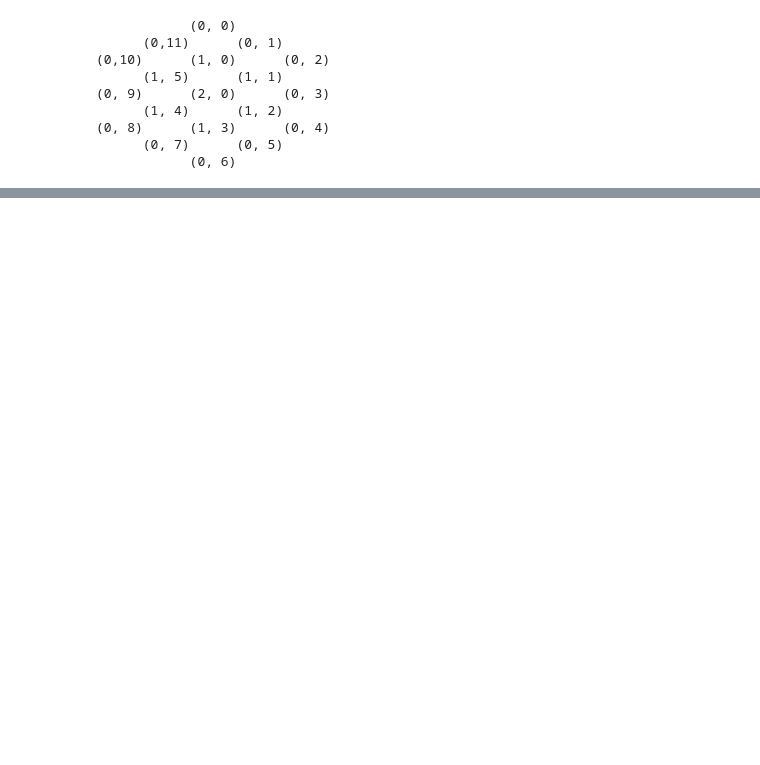
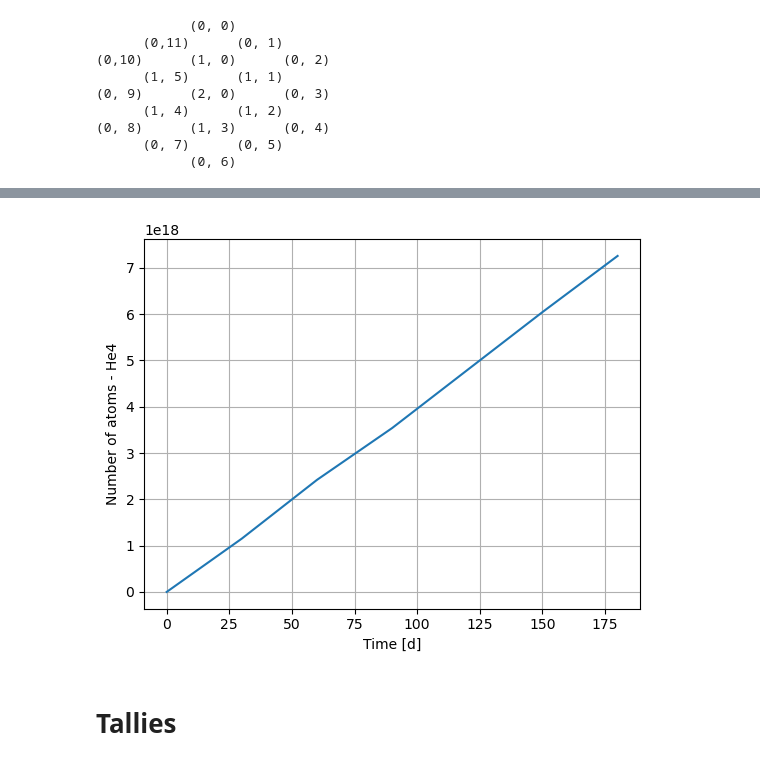
Before and after one commit to 96mat/MOX-Depletion, a Jupyter notebook: Depletion_Hex.ipynb, the cells around one changed output, grey strips where cells are left out. Cells and saved outputs as stored; diff of their text form; code cells hidden in the pictures; blank space fills up the shorter version.

```diff
--- a/Depletion_Hex.ipynb
+++ b/Depletion_Hex.ipynb
@@ -143,0 +330,20 @@ integrator.integrate()
+# %%
+_, u235 = results.get_atoms("1", "U235")
+_, xe135 = results.get_atoms("1", "Xe135")
+_,he4=results.get_atoms("2","He4")
+_,ni58=results.get_atoms("2","Ni58")
+_,ni59=results.get_atoms("2","Ni59")
+_,Fe56=results.get_atoms("2","Fe56")
+_,u235=results.get_atoms("1","U235")
+_,u238=results.get_atoms("1","U238")
+_,pu239=results.get_atoms("1","Pu239")
+_,pu238=results.get_atoms("1","Pu238")
+# %%
+plt.plot(time, he4*100, label="He4")
+plt.xlabel("Time [d]")
+plt.ylabel("Number of atoms - He4");
+plt.grid()
+# %% [output]
+[figure, added]
+# %% [markdown]
+# Tallies
```
Also changed, not shown: parts of 23 cells of this notebook.
